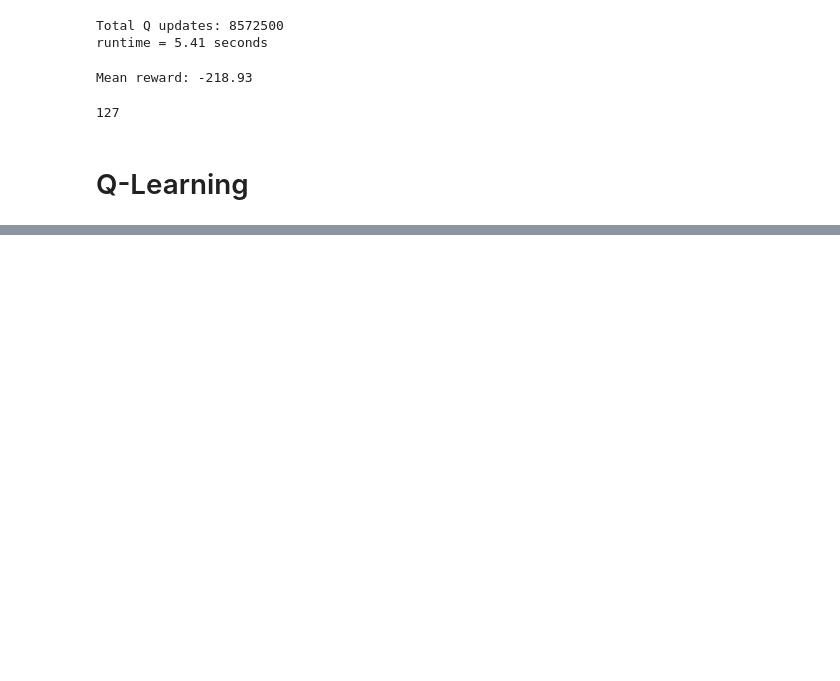
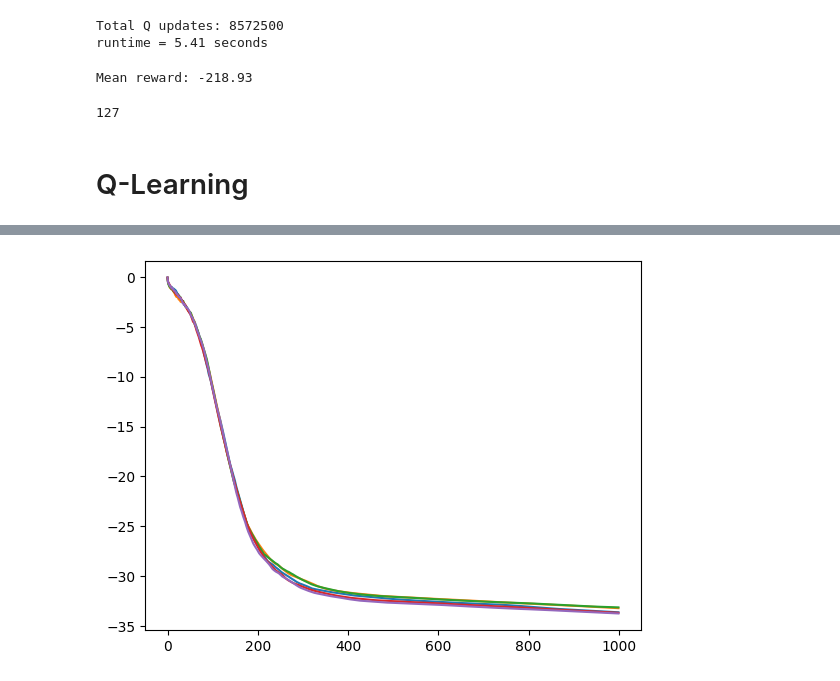
Before and after one commit to RomainFrog/CS7641-A4, a Jupyter notebook: mdp_mountain_cart.ipynb, the cells around one changed output, grey strips where cells are left out. Drawn from its saved outputs; the diff is of its cells as text; code cells hidden in the pictures; blank space fills up the shorter version.

```diff
--- a/mdp_mountain_cart.ipynb
+++ b/mdp_mountain_cart.ipynb
@@ -821,0 +970,11 @@ KeyboardInterrupt:
+# %%
+# given Q_track, plot the mean Q value per iteration
+for key in results_0999:
+    res = results_0999[key]
+    q_means = []
+    for i in range(0, len(res['Q_track']), 10):
+        q_means.append(np.mean(res['Q_track'][i]))
+
+    plt.plot(q_means)
+# %% [output]
+[figure, added]
```
Also changed, not shown: parts of 77 cells of this notebook, 5 other files.
